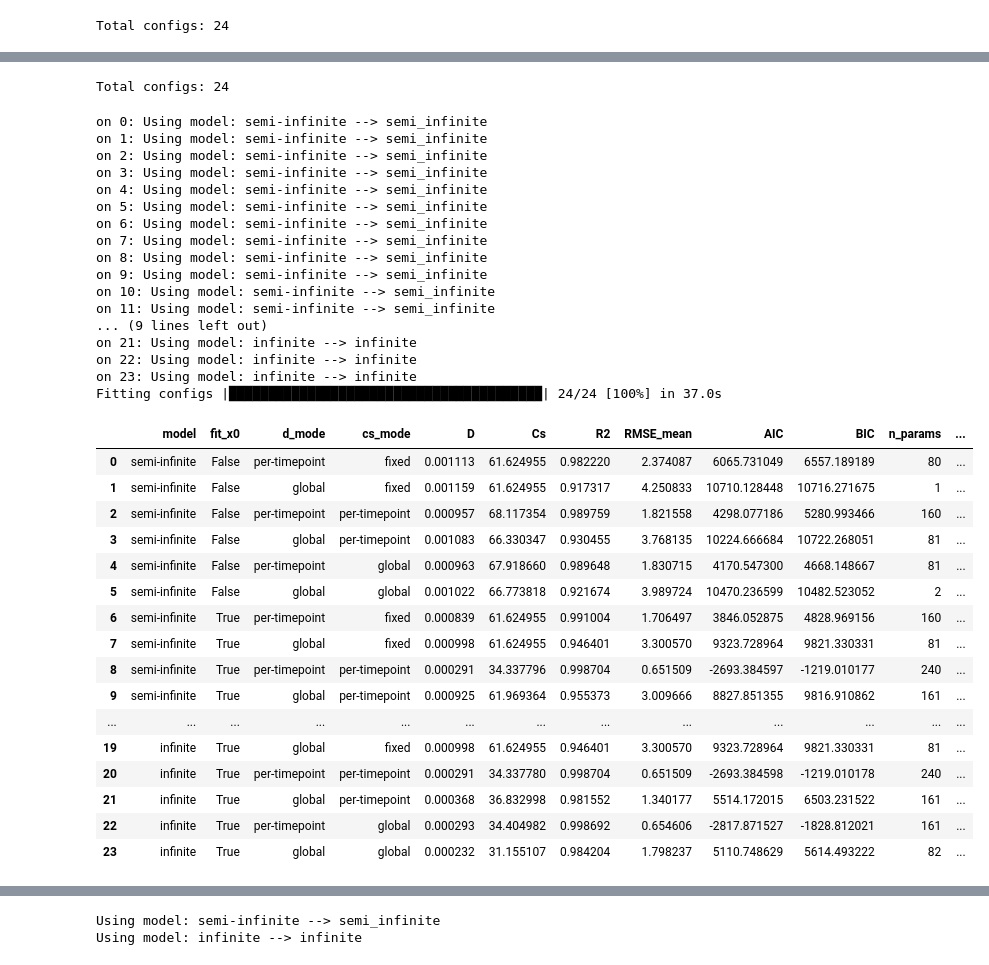
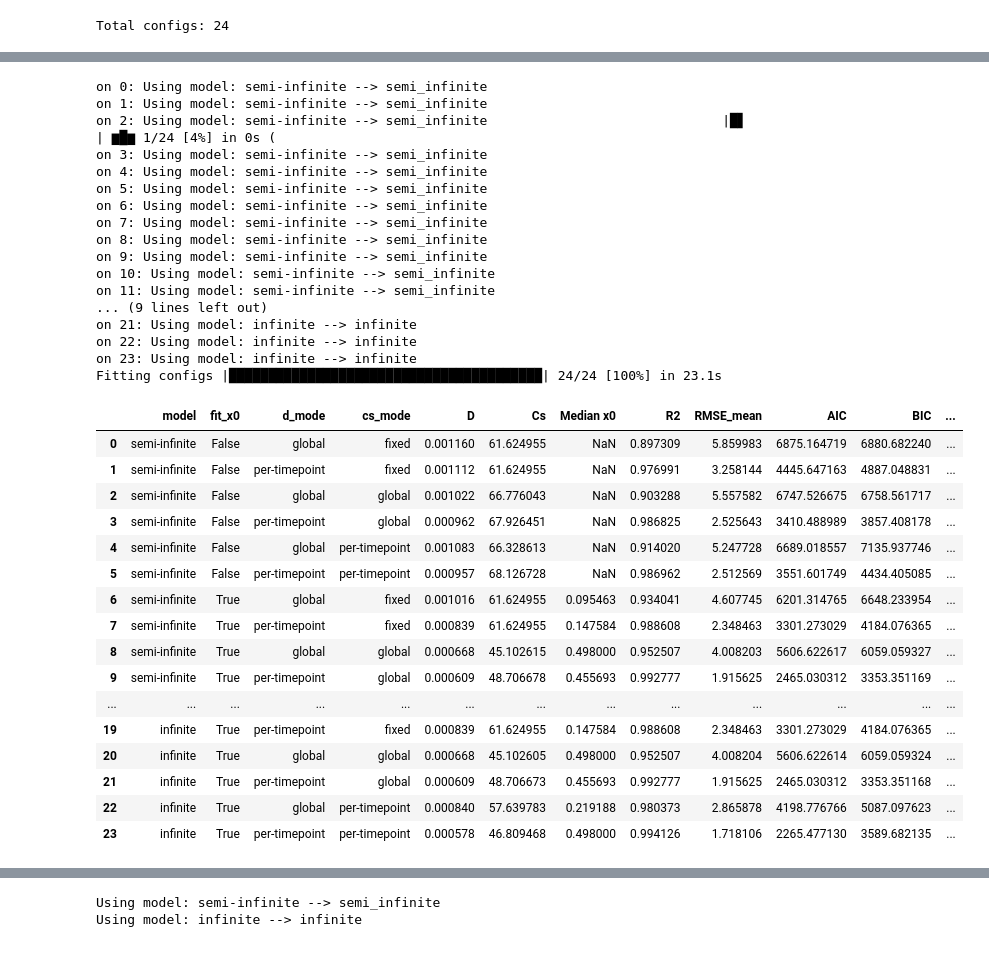
Before and after one commit to isaackh28/diff_tests, a Jupyter notebook: notebook.ipynb, the cells around one changed output, grey strips where cells are left out. Drawn from its saved outputs; the diff is of its cells as text; code cells hidden in the pictures.

```diff
--- a/notebook.ipynb
+++ b/notebook.ipynb
@@ -45,3 +46,17 @@ time = time.flatten()
+# %%
+dat = import_dat(boundary = True)
+
+conc, depth, time = [np.asarray(dat[k], dtype = float) for k in sorted(dat.keys())]
+depth = depth.flatten()
+time = time.flatten()
+
+depth = depth[:23]
+conc = conc[:, :23]
+
+# Manually selected (initial drop -> interface, flattened)
+#depth = depth[6:24]
+#depth = depth - np.nanmin(depth)
+#conc = conc[:, 6:24]
 # %%
 # ---- Experimental concentration profiles at the beginning, middle, and end of the experiment ----
 profs = range(0, len(time), 10)
@@ -118,29 +127,3 @@ fitting.VALID_CS_MODES
-# %%
-configs = []
-
-for model in fitting.MODEL_REGISTRY:
-    for fit_x0 in [False, True]:
-        for cs_mode in fitting.VALID_CS_MODES:
-            for d_mode in fitting.VALID_D_MODES:
-                if cs_mode == "fixed" and model == "semi-infinite":
-                    cs_fixed = cs_experimental
-                elif cs_mode == "fixed" and model == "infinite":
-                    cs_fixed = 2 * cs_experimental
-                else:
-                    cs_fixed = None
-
-                cfg = fitting.FitConfig(
-                    model = model,
-                    fit_x0 = fit_x0,
-                    d_mode = d_mode,
-                    cs_mode = cs_mode,
-                    cs_fixed = cs_fixed
-                )
-                configs.append(cfg)
-
-print(f"Total configs: {len(configs)}")
-# %% [output]
-Total configs: 24
 # %%
 results = []
 
@@ -152,7 +135,7 @@ with alive_bar(len(configs), title = "Fitting configs", force_tty = True) as bar
 # %% [output]
 on 0: Using model: semi-infinite --> semi_infinite
 on 1: Using model: semi-infinite --> semi_infinite
-on 2: Using model: semi-infinite --> semi_infinite
+on 2: Using model: semi-infinite --> semi_infinite                              |█▋                                      | ▆█▆ 1/24 [4%] in 0s (
 on 3: Using model: semi-infinite --> semi_infinite
 on 4: Using model: semi-infinite --> semi_infinite
 on 5: Using model: semi-infinite --> semi_infinite
@@ -166,48 +149,50 @@ on 11: Using model: semi-infinite --> semi_infinite
 on 21: Using model: infinite --> infinite
 on 22: Using model: infinite --> infinite
 on 23: Using model: infinite --> infinite
-Fitting configs |████████████████████████████████████████| 24/24 [100%] in 37.0s
+Fitting configs |████████████████████████████████████████| 24/24 [100%] in 23.1s
 # %%
 rows = []
 
 for r in results:
     cfg = r.config
     d_summary = r.d_global if cfg.d_mode == "global" else np.nanmedian(r.d_per_t)
     cs_summary = r.cs_global or r.cs_fixed if cfg.cs_mode in ["global", "fixed"] else np.nanmedian(r.cs_per_t)
+    x0_summary = np.nanmedian(r.x0_per_t) if cfg.fit_x0 else np.nan
     rows.append({
         "model": cfg.model,
         "fit_x0": cfg.fit_x0,
         "d_mode": cfg.d_mode,
         "cs_mode": cfg.cs_mode,
         "D": d_summary,
         "Cs": cs_summary if cfg.model == "semi-infinite" else cs_summary / 2,
+        "Median x0": x0_summary,
         "R2": r.r2_global,
         "RMSE_mean": np.nanmean(r.rmse_per_t) if r.rmse_per_t is not None else np.nan,
         "AIC": r.aic,
         "BIC": r.bic,
         "n_params": r.n_params_total
     })
 
 summary_df = pd.DataFrame(rows)
 summary_df["delta_aic"] = summary_df["AIC"] - summary_df["AIC"].min()
 summary_df["delta_bic"] = summary_df["BIC"] - summary_df["BIC"].min()
 summary_df.sort_values("delta_aic")
 summary_df
 # %% [output]
-|  | model | fit_x0 | d_mode | cs_mode | D | Cs | R2 | RMSE_mean | AIC | BIC | n_params | ... |
-| 0 | semi-infinite | False | per-timepoint | fixed | 0.001113 | 61.624955 | 0.982220 | 2.374087 | 6065.731049 | 6557.189189 | 80 | ... |
-| 1 | semi-infinite | False | global | fixed | 0.001159 | 61.624955 | 0.917317 | 4.250833 | 10710.128448 | 10716.271675 | 1 | ... |
-| 2 | semi-infinite | False | per-timepoint | per-timepoint | 0.000957 | 68.117354 | 0.989759 | 1.821558 | 4298.077186 | 5280.993466 | 160 | ... |
-| 3 | semi-infinite | False | global | per-timepoint | 0.001083 | 66.330347 | 0.930455 | 3.768135 | 10224.666684 | 10722.268051 | 81 | ... |
-| 4 | semi-infinite | False | per-timepoint | global | 0.000963 | 67.918660 | 0.989648 | 1.830715 | 4170.547300 | 4668.148667 | 81 | ... |
-| 5 | semi-infinite | False | global | global | 0.001022 | 66.773818 | 0.921674 | 3.989724 | 10470.236599 | 10482.523052 | 2 | ... |
-| 6 | semi-infinite | True | per-timepoint | fixed | 0.000839 | 61.624955 | 0.991004 | 1.706497 | 3846.052875 | 4828.969156 | 160 | ... |
-| 7 | semi-infinite | True | global | fixed | 0.000998 | 61.624955 | 0.946401 | 3.300570 | 9323.728964 | 9821.330331 | 81 | ... |
-| 8 | semi-infinite | True | per-timepoint | per-timepoint | 0.000291 | 34.337796 | 0.998704 | 0.651509 | -2693.384597 | -1219.010177 | 240 | ... |
-| 9 | semi-infinite | True | global | per-timepoint | 0.000925 | 61.969364 | 0.955373 | 3.009666 | 8827.851355 | 9816.910862 | 161 | ... |
+|  | model | fit_x0 | d_mode | cs_mode | D | Cs | Median x0 | R2 | RMSE_mean | AIC | BIC | ... |
+| 0 | semi-infinite | False | global | fixed | 0.001160 | 61.624955 | NaN | 0.897309 | 5.859983 | 6875.164719 | 6880.682240 | ... |
+| 1 | semi-infinite | False | per-timepoint | fixed | 0.001112 | 61.624955 | NaN | 0.976991 | 3.258144 | 4445.647163 | 4887.048831 | ... |
+| 2 | semi-infinite | False | global | global | 0.001022 | 66.776043 | NaN | 0.903288 | 5.557582 | 6747.526675 | 6758.561717 | ... |
+| 3 | semi-infinite | False | per-timepoint | global | 0.000962 | 67.926451 | NaN | 0.986825 | 2.525643 | 3410.488989 | 3857.408178 | ... |
+| 4 | semi-infinite | False | global | per-timepoint | 0.001083 | 66.328613 | NaN | 0.914020 | 5.247728 | 6689.018557 | 7135.937746 | ... |
+| 5 | semi-infinite | False | per-timepoint | per-timepoint | 0.000957 | 68.126728 | NaN | 0.986962 | 2.512569 | 3551.601749 | 4434.405085 | ... |
+| 6 | semi-infinite | True | global | fixed | 0.001016 | 61.624955 | 0.095463 | 0.934041 | 4.607745 | 6201.314765 | 6648.233954 | ... |
+| 7 | semi-infinite | True | per-timepoint | fixed | 0.000839 | 61.624955 | 0.147584 | 0.988608 | 2.348463 | 3301.273029 | 4184.076365 | ... |
+| 8 | semi-infinite | True | global | global | 0.000668 | 45.102615 | 0.498000 | 0.952507 | 4.008203 | 5606.622617 | 6059.059327 | ... |
+| 9 | semi-infinite | True | per-timepoint | global | 0.000609 | 48.706678 | 0.455693 | 0.992777 | 1.915625 | 2465.030312 | 3353.351169 | ... |
 | ... | ... | ... | ... | ... | ... | ... | ... | ... | ... | ... | ... | ... |
-| 19 | infinite | True | global | fixed | 0.000998 | 61.624955 | 0.946401 | 3.300570 | 9323.728964 | 9821.330331 | 81 | ... |
-| 20 | infinite | True | per-timepoint | per-timepoint | 0.000291 | 34.337780 | 0.998704 | 0.651509 | -2693.384598 | -1219.010178 | 240 | ... |
-| 21 | infinite | True | global | per-timepoint | 0.000368 | 36.832998 | 0.981552 | 1.340177 | 5514.172015 | 6503.231522 | 161 | ... |
-| 22 | infinite | True | per-timepoint | global | 0.000293 | 34.404982 | 0.998692 | 0.654606 | -2817.871527 | -1828.812021 | 161 | ... |
-| 23 | infinite | True | global | global | 0.000232 | 31.155107 | 0.984204 | 1.798237 | 5110.748629 | 5614.493222 | 82 | ... |
+| 19 | infinite | True | per-timepoint | fixed | 0.000839 | 61.624955 | 0.147584 | 0.988608 | 2.348463 | 3301.273029 | 4184.076365 | ... |
+| 20 | infinite | True | global | global | 0.000668 | 45.102605 | 0.498000 | 0.952507 | 4.008204 | 5606.622614 | 6059.059324 | ... |
+| 21 | infinite | True | per-timepoint | global | 0.000609 | 48.706673 | 0.455693 | 0.992777 | 1.915625 | 2465.030312 | 3353.351168 | ... |
+| 22 | infinite | True | global | per-timepoint | 0.000840 | 57.639783 | 0.219188 | 0.980373 | 2.865878 | 4198.776766 | 5087.097623 | ... |
+| 23 | infinite | True | per-timepoint | per-timepoint | 0.000578 | 46.809468 | 0.498000 | 0.994126 | 1.718106 | 2265.477130 | 3589.682135 | ... |
```
Also changed, not shown: parts of 12 cells of this notebook, 1 other file.
